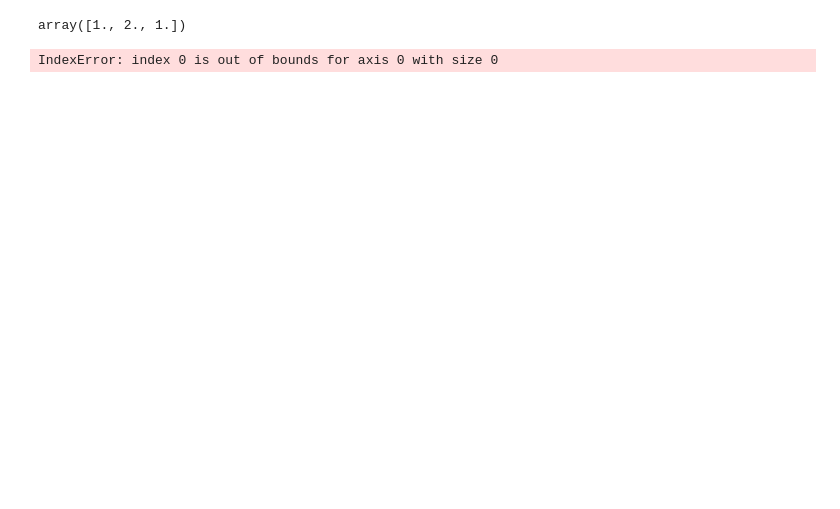
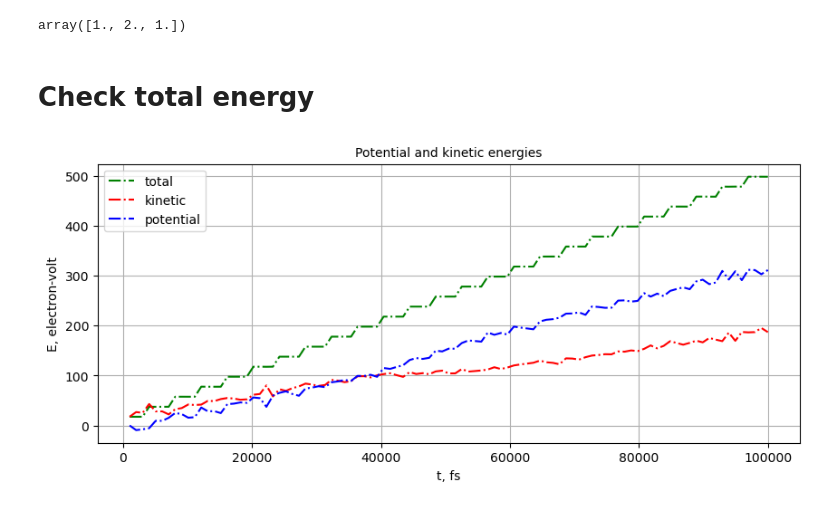
Before and after one commit to maximelianos/molecular-dynamics, a Jupyter notebook: plot/milestone07.ipynb, the cells around one changed output. Cells and saved outputs as stored; diff of their text form; code cells hidden in the pictures; blank space fills up the shorter version.

```diff
--- a/plot/milestone07.ipynb
+++ b/plot/milestone07.ipynb
@@ -27,6 +27,8 @@ a = np.array([3, 0, 3])
 sliding_average(a, 3)
 # %% [output]
 array([1., 2., 1.])
+# %% [markdown]
+# Check total energy
 # %%
 base_path = "../buildDir/milestones/07/"
 x, y_tot = read_energy(base_path + "total_energy.txt")
@@ -36,9 +38,8 @@ _, t = read_energy(base_path + "temperature.txt")
 
 # set E_p[0] as starting point for potential energy
 p0 = y_p[0]
-for i in range(len(y_p)):
-    y_p[i] -= p0
-    y_tot[i] -= p0
+y_p -= p0
+y_tot -= p0
 
 # задаем размеры
 plt.figure(figsize=(10,4))
@@ -47,34 +48,34 @@ plt.figure(figsize=(10,4))
 plt.title('Potential and kinetic energies',fontsize=10)
 
 # рисуем графики
 plt.plot(x, y_tot, linestyle='-.', color='g', label='total')
 plt.plot(x, y_k, linestyle='-.', color='r', label='kinetic')
 plt.plot(x, y_p, linestyle='-.', color='b', label='potential')
 
 # linestyle: '--' - dashed line style, '-.'- dash-dot line style, ...
 # color: r, g, b, ...
 # marker: '.', 'o', '+', ...
 
 #сетка графика
 plt.grid(True)
 
 # разметка осей
 # plt.xticks([math.pi * x for x in range(-3, 4)], ["-3$\pi$", "-2$\pi$", "-$\pi$", "0", "$\pi$", "2$\pi$", "3$\pi$"])
 # plt.yticks(range(-2, 3))
 
 # подписи осей
 plt.ylabel('E, electron-volt',  fontsize=10)
 plt.xlabel('t, fs',  fontsize=10)
 
 # легенда
 plt.legend(fontsize=10)
 
 plt.show()
 
 # сохранить
 #plt.savefig('fig.pdf')
 # %% [output]
-IndexError: index 0 is out of bounds for axis 0 with size 0
+[figure, added]
 # %%
 fig, axs = plt.subplots(3, 1, layout='constrained', figsize=(6,8))
 
```
Also changed, not shown: parts of 6 cells of this notebook, 7 other files.
